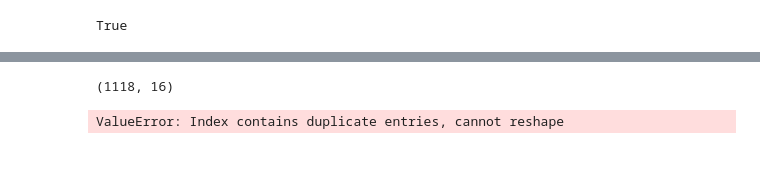
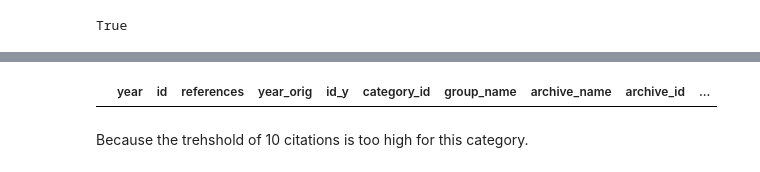
Before and after one commit to krishanr/mathjobs, a Jupyter notebook: notebooks/arxiv-taxonomy-e-top-influential-papers.ipynb, the cells around one changed output, grey strips where cells are left out. Drawn from its saved outputs; the diff is of its cells as text; code cells hidden in the pictures.

```diff
--- a/notebooks/arxiv-taxonomy-e-top-influential-papers.ipynb
+++ b/notebooks/arxiv-taxonomy-e-top-influential-papers.ipynb
@@ -1553,5 +1497,7 @@ array(['hep-ph', 'math.CO', 'cs.CG', 'physics.gen-ph', 'math.CA',
 # %%
 cits_full = top_k_influential_full(top_k=3, threshold=10)
+cits_full.year = cits_full.year.astype('int')
+cits_full.year_orig = cits_full.year_orig.astype('int')
 # %%
 cits_full.head(5)
 # %% [output]
@@ -1732,8 +1538,6 @@ cits
-# %%
-cits.shape
-# %% [output]
-(1118, 16)
-# %%
-cits.pivot(index="titleSmal", columns="year",values="references")
-# %% [output]
-ValueError: Index contains duplicate entries, cannot reshape
+# %%
+cits_full[cits_full['category_name'] == 'General Topology']
+# %% [output]
+|  | year | id | references | year_orig | id_y | category_id | group_name | archive_name | archive_id | ... |
+# %% [markdown]
+Because the trehshold of 10 citations is too high for this category.
```
Also changed, not shown: parts of 34 cells of this notebook, 2 other files.
